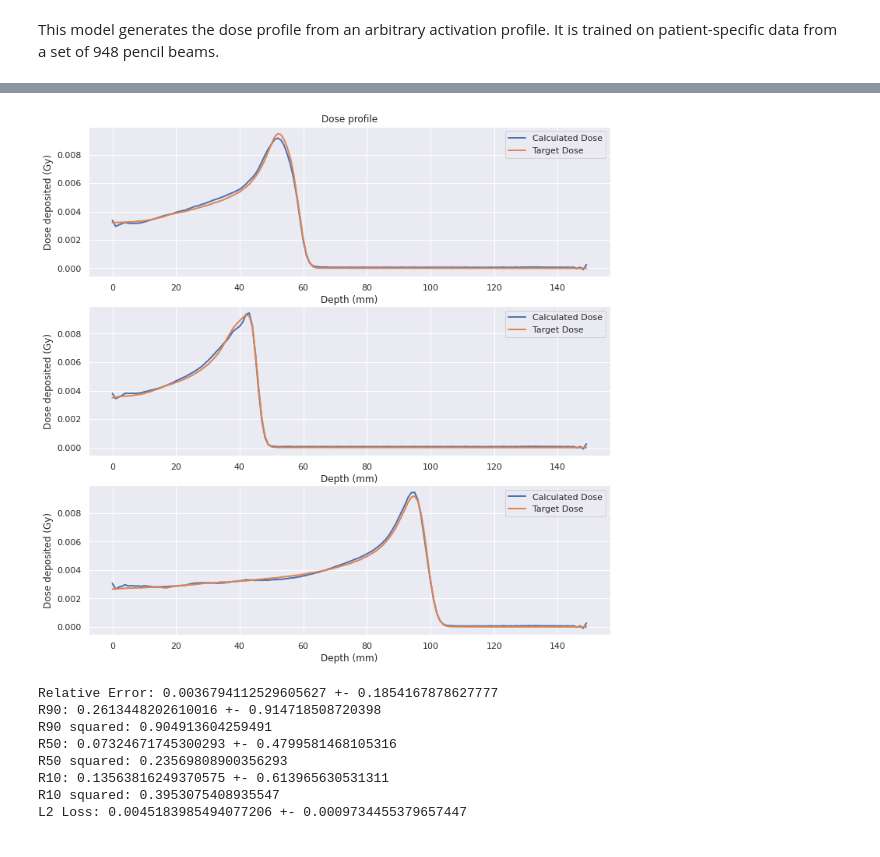
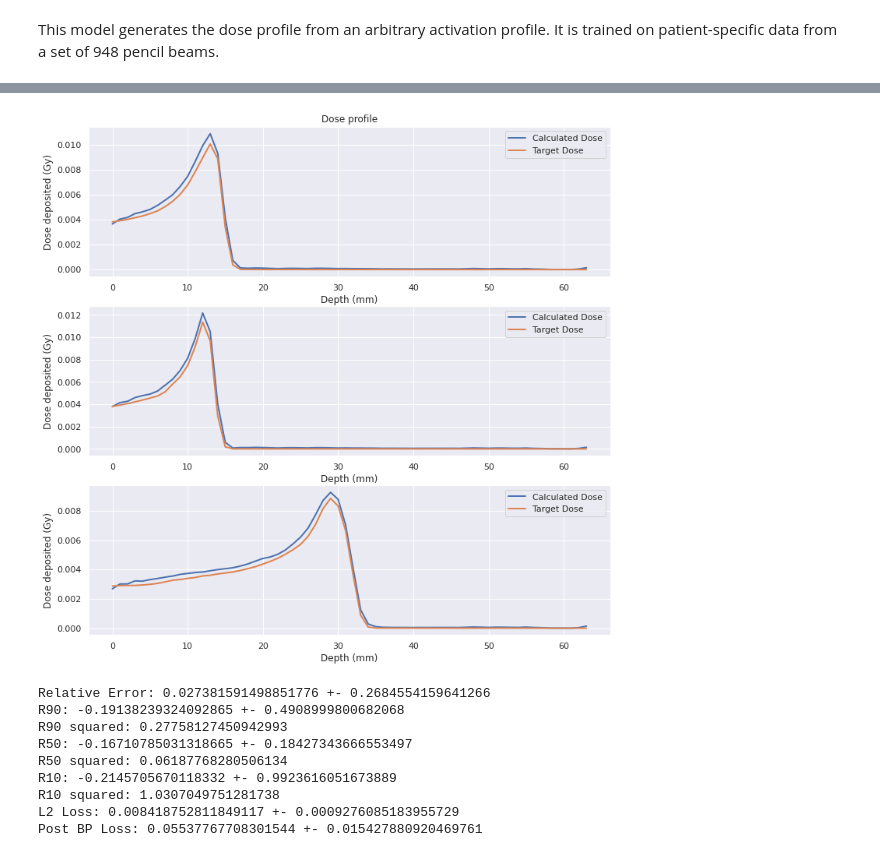
Before and after one commit to pcabrales/prototwin, a Jupyter notebook: deep-learning-dose-activity-dictionary/dad-nn.ipynb, the cells around one changed output, grey strips where cells are left out. Saved outputs shown, nothing was run; the diff lists cells and outputs as text; code cells hidden in the pictures.

```diff
--- a/deep-learning-dose-activity-dictionary/dad-nn.ipynb
+++ b/deep-learning-dose-activity-dictionary/dad-nn.ipynb
@@ -88,4 +82,4 @@ Training time: 1603.120141029358 seconds
 # %%
 # Loading the trained model
-model_dir = "models/trained-models/unet-v11.pth"
+model_dir = "models/trained-models/TransBTS-v1.pth"
 trained_model = torch.load(model_dir, map_location=torch.device(device))
@@ -99,19 +96,20 @@ plot_slices(trained_model, val_loader, device, mean_input=mean_input, std_input=
 # %%
 # Plotting the dose-depth profiles
-save_plot_dir = "images/unet-v11-ddp.png"
+save_plot_dir = "images/TransBTS-v1-ddp.png"
 plot_ddp(trained_model, train_loader, device, mean_output=mean_output,
-         std_output=std_output, save_plot_dir = save_plot_dir)
+         std_output=std_output, save_plot_dir = save_plot_dir, y_slice = 60)
 # %% [output]
-[figure, old version]
+[figure, new version]
 # %%
-results_dir = 'models/test-results/unet-v11-results.txt'
-test(trained_model, test_loader, device, results_dir=results_dir)
+results_dir = 'models/test-results/TransBTS-v1-results.txt'
+test(trained_model, test_loader, device, results_dir=results_dir, mean_output=mean_output, std_output=std_output)
 # %% [output]
-Relative Error: 0.0036794112529605627 +- 0.1854167878627777
-R90: 0.2613448202610016 +- 0.914718508720398
-R90 squared: 0.904913604259491
-R50: 0.07324671745300293 +- 0.4799581468105316
-R50 squared: 0.23569808900356293
-R10: 0.13563816249370575 +- 0.613965630531311
-R10 squared: 0.3953075408935547
-L2 Loss: 0.0045183985494077206 +- 0.0009734455379657447
+Relative Error: 0.027381591498851776 +- 0.2684554159641266
+R90: -0.19138239324092865 +- 0.4908999800682068
+R90 squared: 0.27758127450942993
+R50: -0.16710785031318665 +- 0.18427343666553497
+R50 squared: 0.06187768280506134
+R10: -0.2145705670118332 +- 0.9923616051673889
+R10 squared: 1.0307049751281738
+L2 Loss: 0.008418752811849117 +- 0.0009276085183955729
+Post BP Loss: 0.05537767708301544 +- 0.015427880920469761
```
Also changed, not shown: parts of 7 cells of this notebook, 4 other files.
